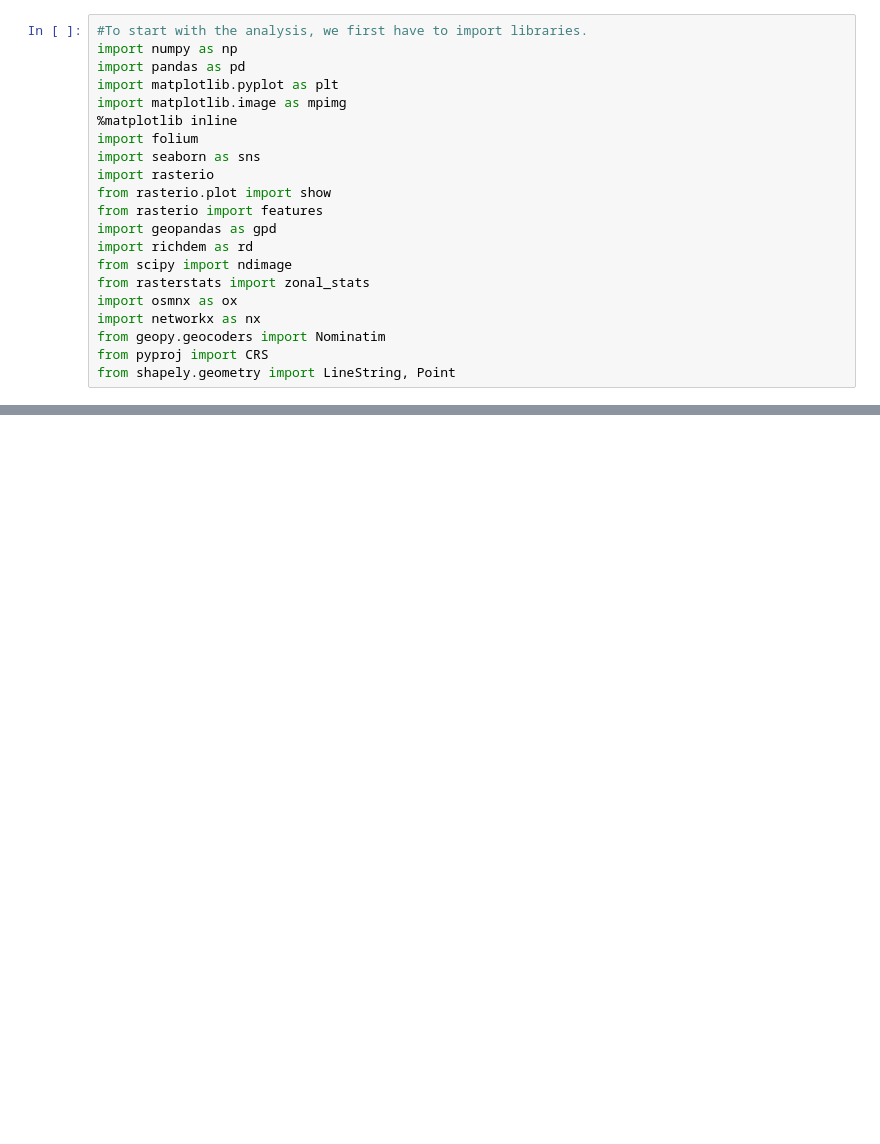
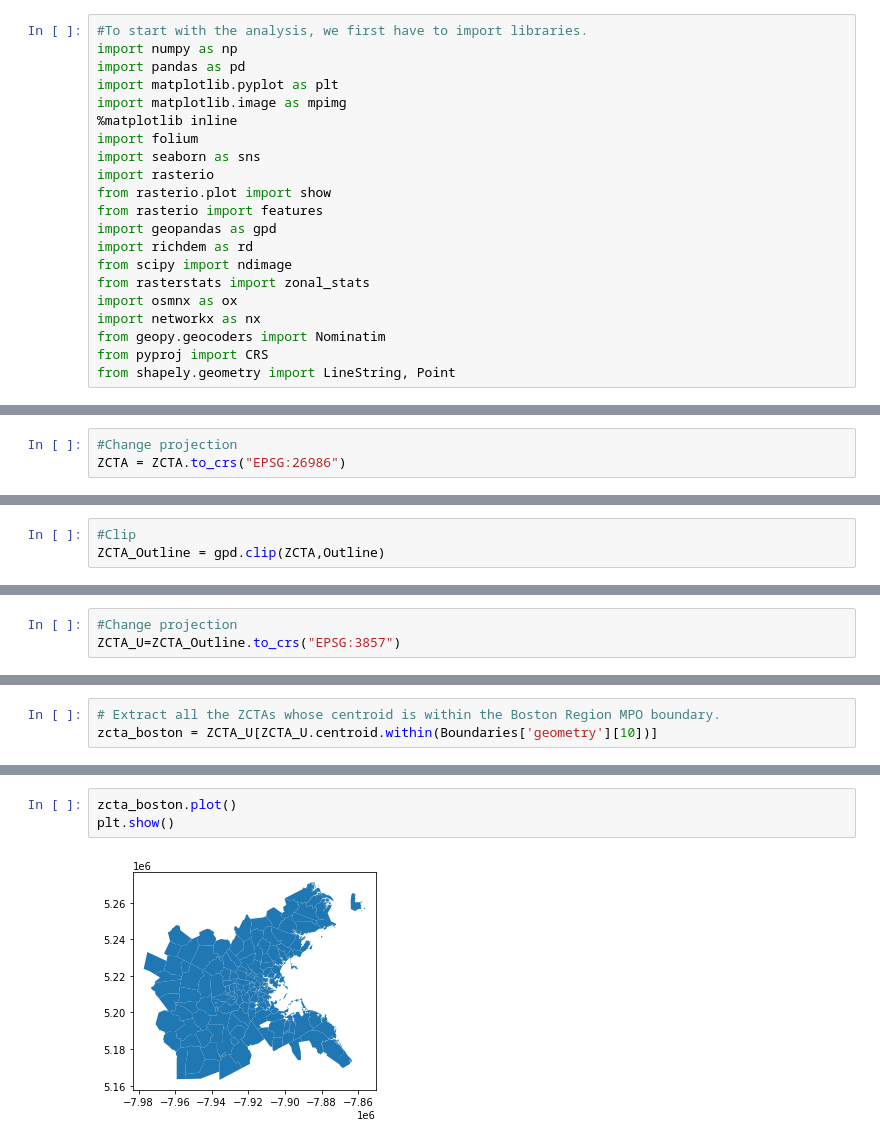
Before and after one commit to zhining-sun/UEP239-FinalProject, a Jupyter notebook: FinalProject_ZhiningSun.ipynb, the cells around one changed output, grey strips where cells are left out. Cells and saved outputs as stored; diff of their text form; blank space fills up the shorter version.

```diff
--- a/FinalProject_ZhiningSun.ipynb
+++ b/FinalProject_ZhiningSun.ipynb
@@ -28,0 +142,3 @@ from shapely.geometry import LineString, Point
+# %%
+#Change projection
+ZCTA = ZCTA.to_crs("EPSG:26986")
@@ -28,0 +149,3 @@ from shapely.geometry import LineString, Point
+# %%
+#Clip
+ZCTA_Outline = gpd.clip(ZCTA,Outline)
@@ -28,0 +175,3 @@ from shapely.geometry import LineString, Point
+# %%
+#Change projection
+ZCTA_U=ZCTA_Outline.to_crs("EPSG:3857")
@@ -28,0 +182,3 @@ from shapely.geometry import LineString, Point
+# %%
+# Extract all the ZCTAs whose centroid is within the Boston Region MPO boundary.
+zcta_boston = ZCTA_U[ZCTA_U.centroid.within(Boundaries['geometry'][10])]
@@ -28,0 +201,5 @@ from shapely.geometry import LineString, Point
+# %%
+zcta_boston.plot()
+plt.show()
+# %% [output]
+[figure, added]
```
Also changed, not shown: parts of 19 cells of this notebook, 17 other files.
